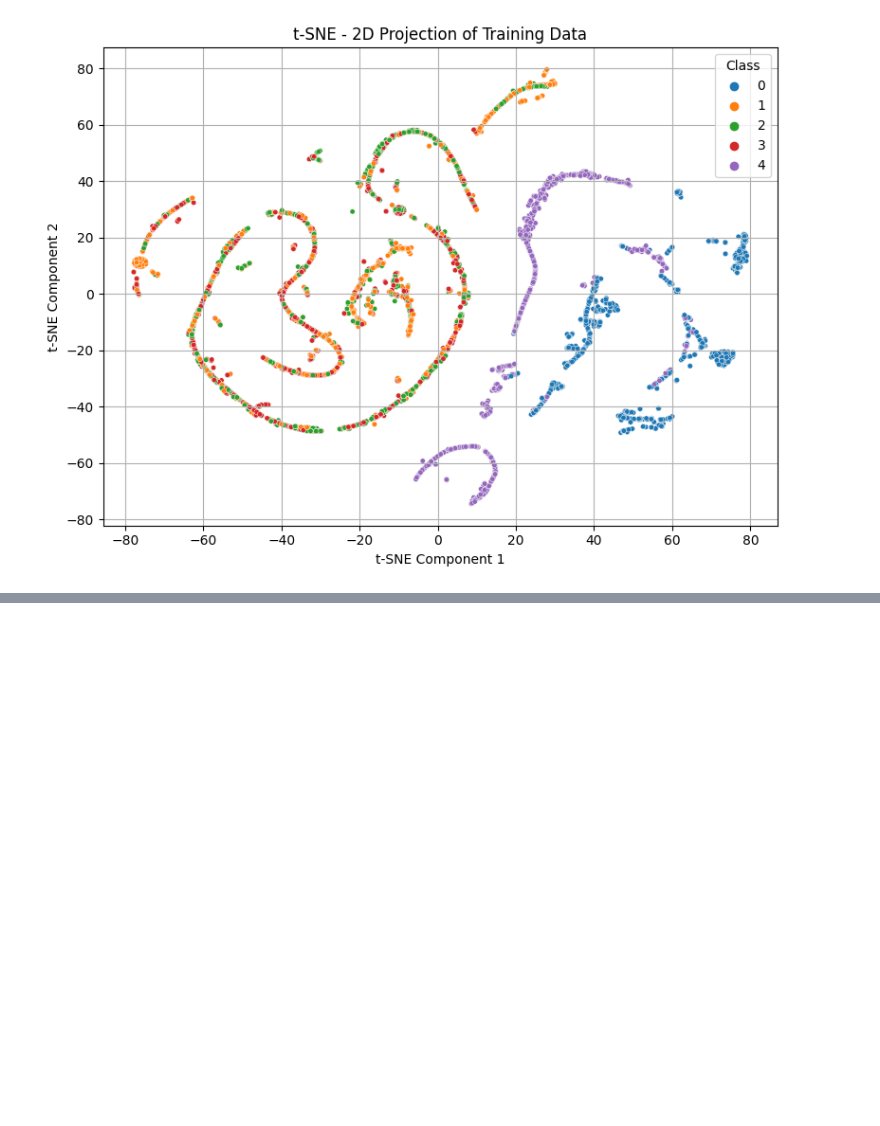
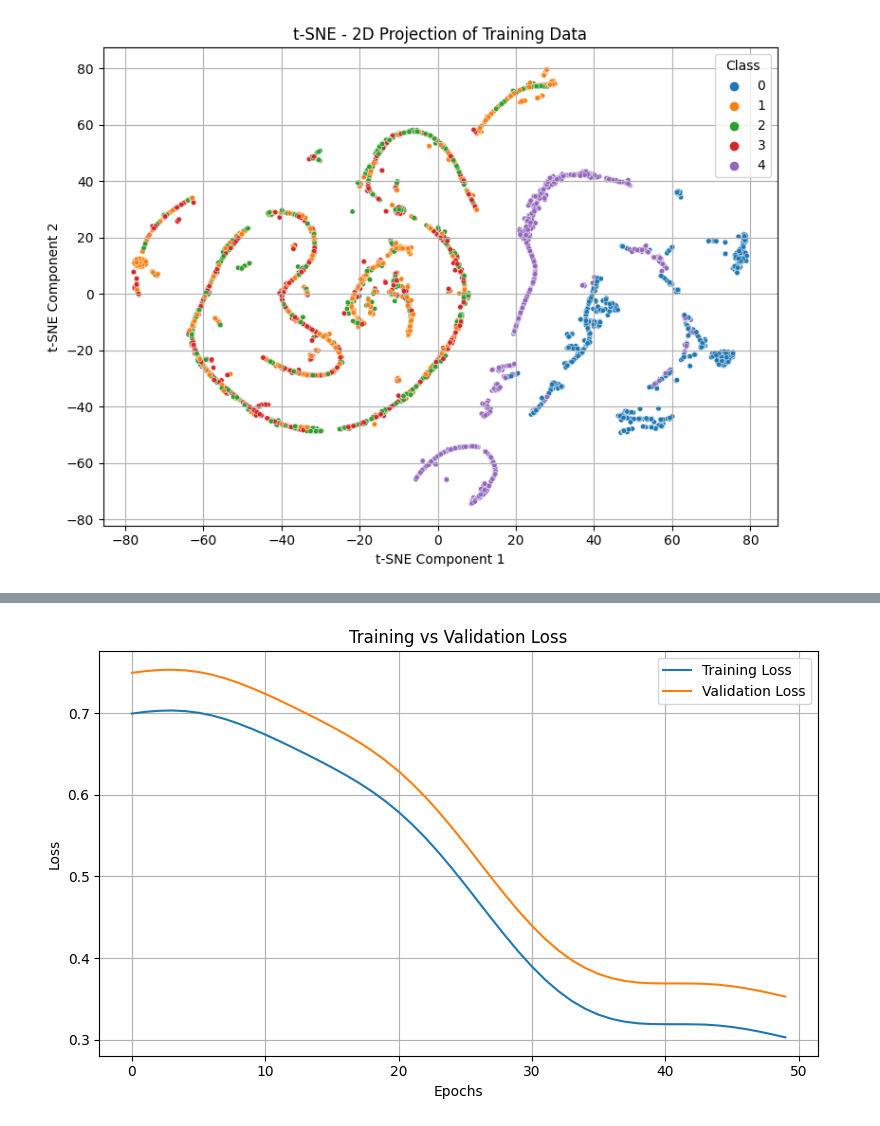
Before and after one commit to Nirusan03/QuanNetDetct, a Jupyter notebook: Model/Quantum_Model/DoS2019/QNN_Dos2019_Final.ipynb, the cells around one changed output, grey strips where cells are left out. Drawn from its saved outputs; the diff is of its cells as text; code cells hidden in the pictures; blank space fills up the shorter version.

```diff
--- a/Model/Quantum_Model/DoS2019/QNN_Dos2019_Final.ipynb
+++ b/Model/Quantum_Model/DoS2019/QNN_Dos2019_Final.ipynb
@@ -346,0 +437,20 @@ To silence this warning, decorate the function with @tf.autograph.experimental.d
+# %%
+train_loss = history.history['loss']
+val_loss = history.history['val_loss']
+
+print(f"Final Training Loss: {train_loss[-1]:.4f}")
+print(f"Final Validation Loss: {val_loss[-1]:.4f}")
+
+plt.figure(figsize=(8, 5))
+plt.plot(epochs, train_loss, label='Training Loss')
+plt.plot(epochs, val_loss, label='Validation Loss')
+plt.xlabel('Epochs')
+plt.ylabel('Loss')
+plt.title('Training vs Validation Loss')
+plt.legend()
+plt.grid(True)
+plt.text(epochs[-1], train_loss[-1], f'{train_loss[-1]:.4f}', va='bottom', ha='right')
+plt.text(epochs[-1], val_loss[-1], f'{val_loss[-1]:.4f}', va='bottom', ha='right')
+plt.tight_layout()
+plt.show()
+# %% [output]
@@ -346,0 +459 @@ To silence this warning, decorate the function with @tf.autograph.experimental.d
+[figure, added]
```
Also changed, not shown: parts of 6 cells of this notebook, 1 other file.
